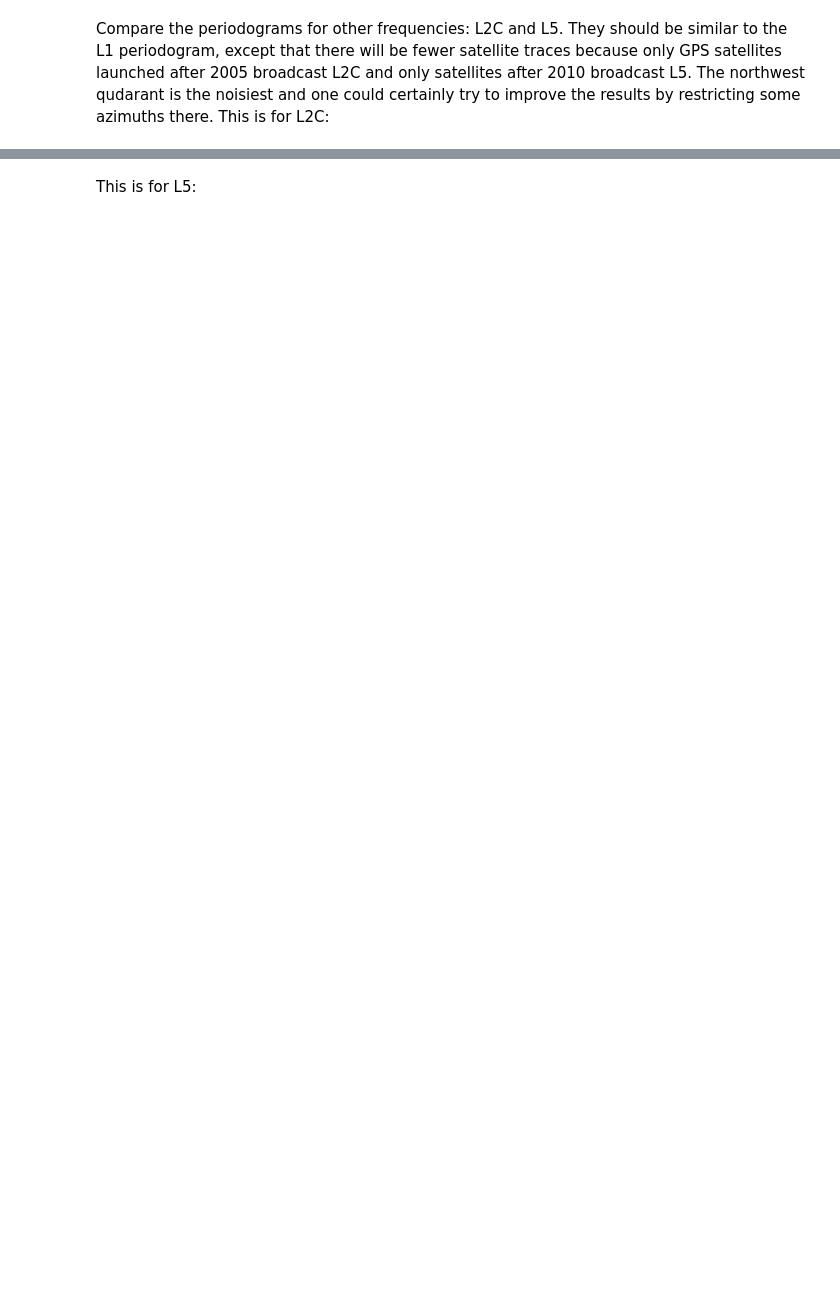
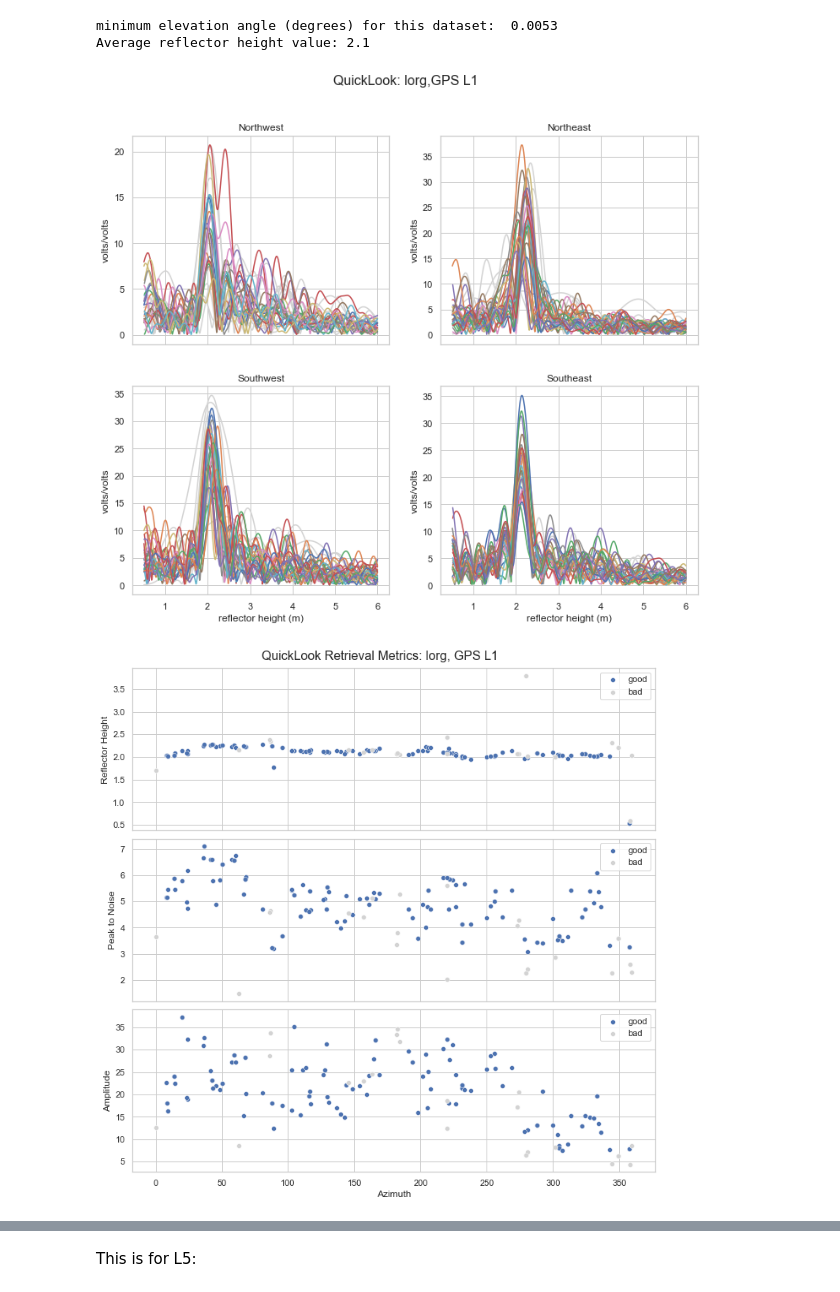
Before and after one commit to timdittmann/gnssrefl_jupyter_github, a Jupyter notebook: notebooks/use-cases/lorg_use_case.ipynb, the cells around one changed output, grey strips where cells are left out. Drawn from its saved outputs; the diff is of its cells as text; code cells hidden in the pictures; blank space fills up the shorter version.

Commit message:
adding subdaily as well as adding use-cases from short course

```diff
--- a/notebooks/use-cases/lorg_use_case.ipynb
+++ b/notebooks/use-cases/lorg_use_case.ipynb
@@ -75,0 +74,42 @@ First make a SNR file.
+# %%
+# This is only for these use cases
+# you can set pltscreen=True in quicklook to print these plots as well
+
+def pretty_plots(station, values, frequency,metrics=None):
+    # plotting the quicklook graph periodograms
+    fig, axes = plt.subplots(ncols=2, nrows=2, figsize=(12,10), sharex=True)
+    fig.suptitle(f'QuickLook: {station},{frequency}', size=16)
+
+    quadrants = ['NW', 'NE', 'SW', 'SE']
+    quadrant_labels = ['Northwest','Northeast', 'Southwest', 'Southeast']
+
+    for i, ax in enumerate(axes.flat):
+        quad = quadrants[i]
+        for fail_satellite in values[f'f{quad}']:
+            g = sns.lineplot(x=values[f'f{quad}'][fail_satellite][0],
+                             y=values[f'f{quad}'][fail_satellite][1],
+                             ax=ax, color='lightgrey')
+        for satellite in values[quad]:
+            g = sns.lineplot(x=values[quad][satellite][0],
+                             y=values[quad][satellite][1],
+                             ax=ax)
+        g.set_title(quadrant_labels[i])
+        g.set_ylabel('volts/volts')
+        g.set_xlabel('reflector height (m)')
+
+    if metrics:
+        success, fail = gnssrefl_helpers.quicklook_metrics(metrics)
+        fig, axes = plt.subplots(ncols=1, nrows=3, figsize=(10,10), sharex=True)
+        fig.suptitle(f'QuickLook Retrieval Metrics: {station}, {frequency}', size=16)
+
+        for i, ax in enumerate(axes):
+            g = sns.scatterplot(x='Azimuth',y=success.columns[i+1], data=success, ax=ax, label='good')
+            g = sns.scatterplot(x='Azimuth',y=fail.columns[i+1], data=fail, ax=ax, color='lightgrey', label='bad')
+
+        axes[0].legend(loc='upper right')
+
+        avg_rh = np.mean(success['Reflector Height'])
+        print(f'Average reflector height value: {avg_rh:.1f}')
+
+    plt.tight_layout()
+    plt.show()
@@ -110,6 +134,0 @@ plt.show()
-# %% [markdown]
-Compare the periodograms for other frequencies: L2C and L5. They should be similar to the L1 periodogram, except that there
-will be fewer satellite traces because only GPS satellites launched after 2005
-broadcast L2C and only satellites after 2010 broadcast L5.
-The northwest qudarant is the noisiest and one could certainly try to improve the results by restricting some azimuths there.
-This is for L2C:
@@ -132,0 +135,8 @@ plt.show()
+# %%
+values, metrics = run_gnssrefl.quicklook(station, year, doy=doy)
+pretty_plots(station, values, 'GPS L1', metrics)
+# %% [output]
+minimum elevation angle (degrees) for this dataset:  0.0053
+Average reflector height value: 2.1
+[figure, added]
+[figure, added]
```
Also changed, not shown: parts of 41 cells of this notebook, 9 other files.
